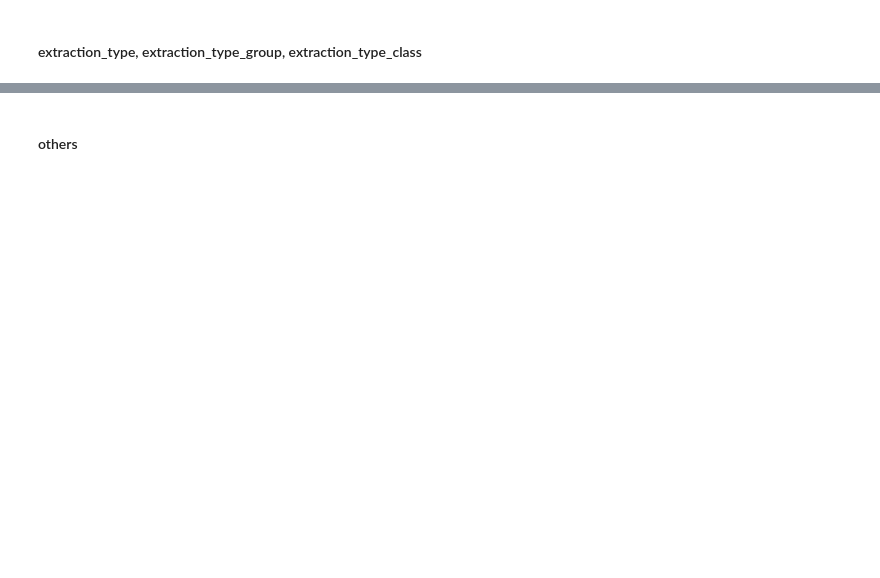
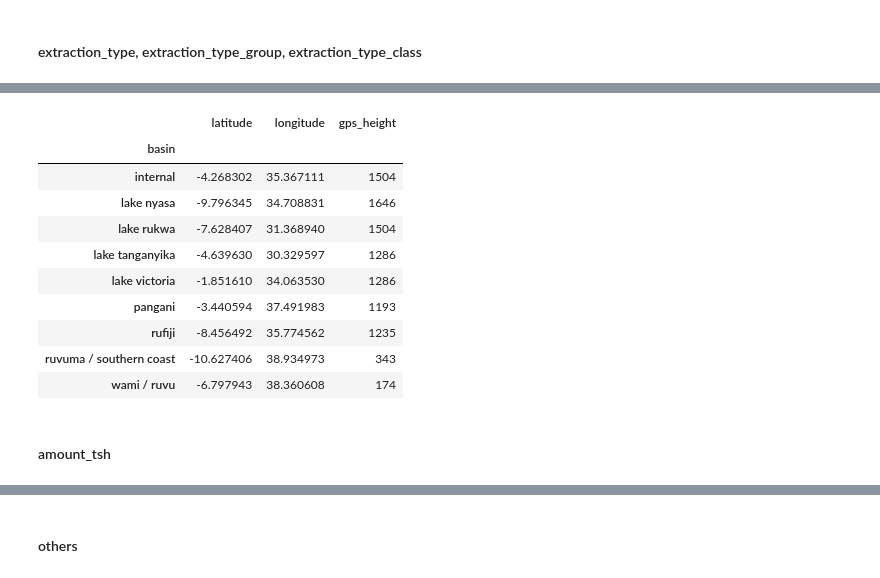
Before and after one commit to b3nk4n/ml-competitions, a Jupyter notebook: waterpumps/waterpumps.ipynb, the cells around one changed output, grey strips where cells are left out. Cells and saved outputs as stored; diff of their text form; code cells hidden in the pictures; blank space fills up the shorter version.

```diff
--- a/waterpumps/waterpumps.ipynb
+++ b/waterpumps/waterpumps.ipynb
@@ -280,2 +261,6 @@ Name: well_age, Length: 59400, dtype: float64
 # %% [markdown]
 #### extraction_type, extraction_type_group, extraction_type_class
+# %%
+# we only keep extraction_type_class, since all are quite similar and this one has the most understandable groups
+train = train.drop(columns=['extraction_type', 'extraction_type_group'])
+train['extraction_type_class'].value_counts()
@@ -281,0 +281,20 @@ Name: well_age, Length: 59400, dtype: float64
+# %%
+# ensure all unknown values are zero (0):
+train = train.replace({'latitude':-2.000000e-08}, 0)
+
+# bounds of min/max latitude/longitude/height for Tanzania using basin
+train_bound = train[(train['latitude']!=0)&(train['longitude']!=0)&(train['gps_height']!=0)]
+train_median_geo = train_bound.groupby(['basin',])['latitude','longitude','gps_height'].median()
+train_median_geo
+# %% [output]
+|  | latitude | longitude | gps_height |
+| basin |  |  |  |
+| internal | -4.268302 | 35.367111 | 1504 |
+| lake nyasa | -9.796345 | 34.708831 | 1646 |
+| lake rukwa | -7.628407 | 31.368940 | 1504 |
+| lake tanganyika | -4.639630 | 30.329597 | 1286 |
+| lake victoria | -1.851610 | 34.063530 | 1286 |
+| pangani | -3.440594 | 37.491983 | 1193 |
+| rufiji | -8.456492 | 35.774562 | 1235 |
+| ruvuma / southern coast | -10.627406 | 38.934973 | 343 |
+| wami / ruvu | -6.797943 | 38.360608 | 174 |
@@ -281,0 +305,2 @@ Name: well_age, Length: 59400, dtype: float64
+# %% [markdown]
+#### amount_tsh
```
Also changed, not shown: parts of 10 cells of this notebook.
